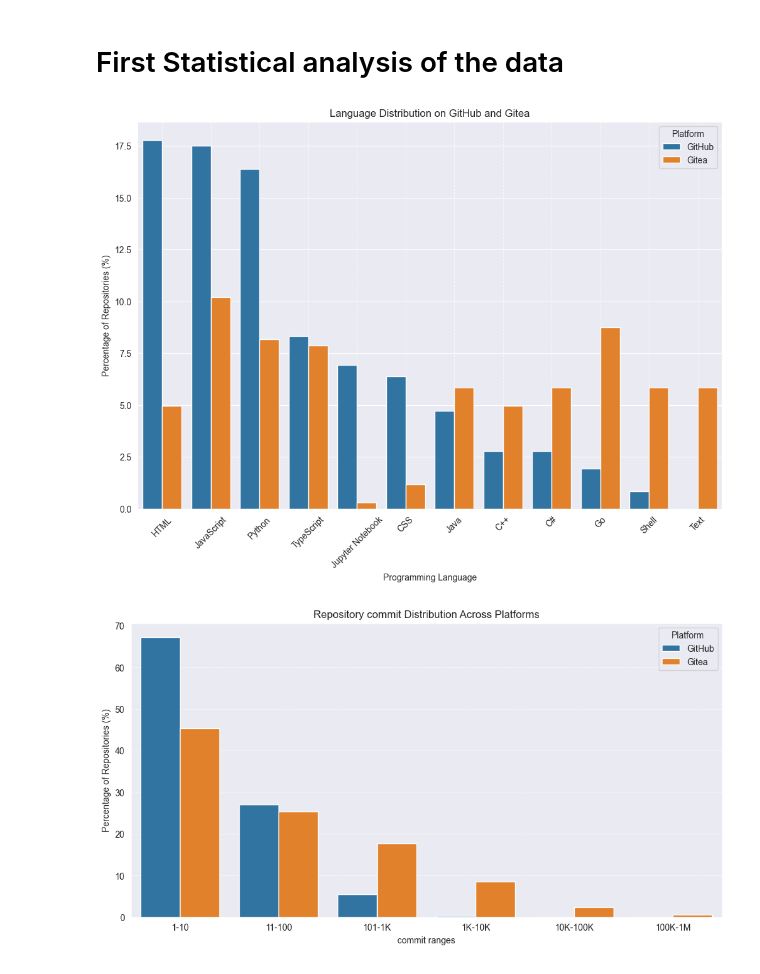
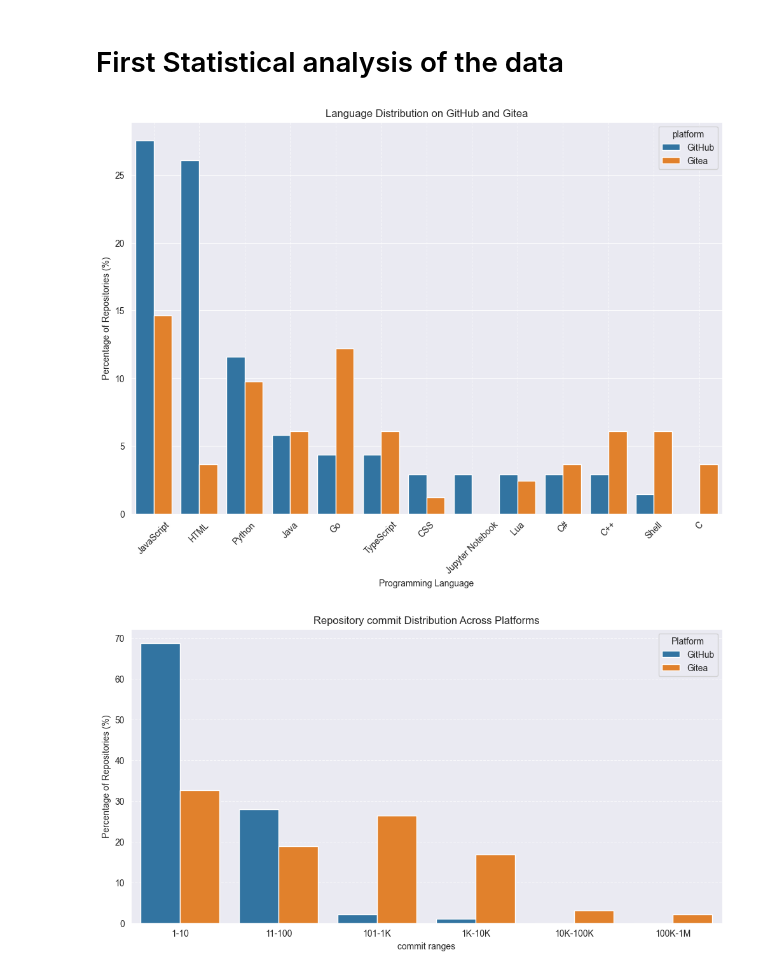
Before and after one commit to SamuelSVG/Memoire, a Jupyter notebook: analysis_notebook.ipynb, the cells around one changed output. Cells and saved outputs as stored; diff of their text form; code cells hidden in the pictures.

```diff
--- a/analysis_notebook.ipynb
+++ b/analysis_notebook.ipynb
@@ -275,21 +265,21 @@ Done! Updated file saved as gitlab_repos_with_metrics_test.csv
 # %% [markdown]
 # First Statistical analysis of the data
 # %%
-from platform_analysis import plot_language_distribution, plot_distribution
+# Load Data
+df_github = pd.read_csv("github_repos_with_metrics_test.csv")
+df_gitea = pd.read_csv("gitea_repos_with_metrics_test.csv")
 
-df_github = pd.read_csv("github_repos_0_500.csv")
-df_gitea = pd.read_csv("gitea_repos_0_500.csv")
-df_forgejo = pd.read_csv("forgejo_repos_0_500.csv")
-
-# Create the figures
-plot_language_distribution(df_github, df_gitea)
+# Create the plot
+platform_analysis.plot_language_distribution(df_github, df_gitea)
 # %% [output]
-[figure, old version]
+[figure, new version]
 # %%
-df_github = pd.read_csv("github_repos_0_500.csv")
-df_gitea = pd.read_csv("gitea_repos_0_500.csv")
+# Load Data
+df_github = pd.read_csv("github_repos_with_metrics_test.csv")
+df_gitea = pd.read_csv("gitea_repos_with_metrics_test.csv")
 
-plot_distribution(df_github, df_gitea, Metrics.COMMIT)
+# Create the plot
+platform_analysis.plot_distribution(df_github, df_gitea, Metrics.COMMIT)
 # %% [output]
-[figure, old version]
+[figure, new version]
 # %%
```
Also changed, not shown: parts of 15 cells of this notebook, 7 other files.
